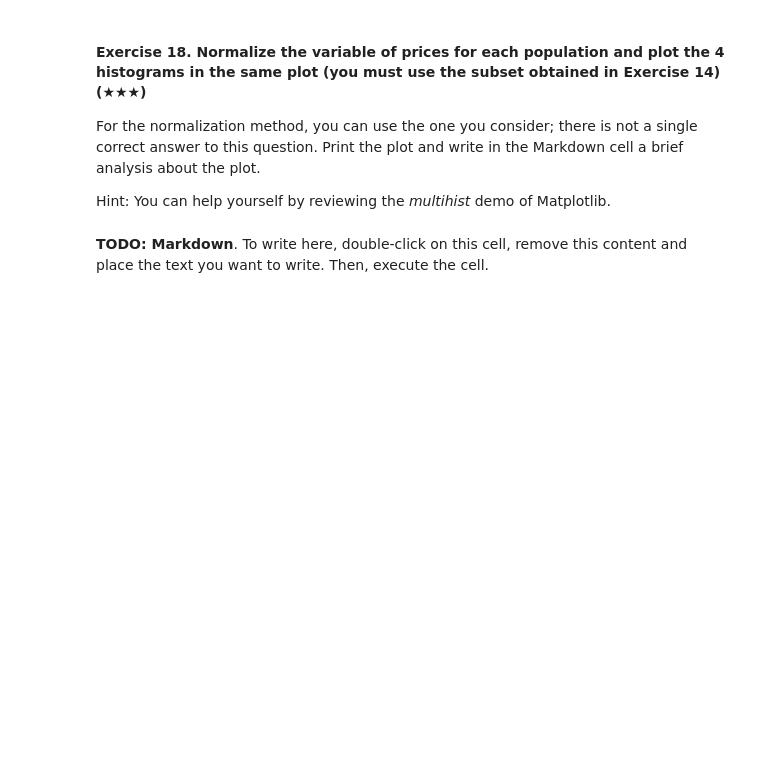
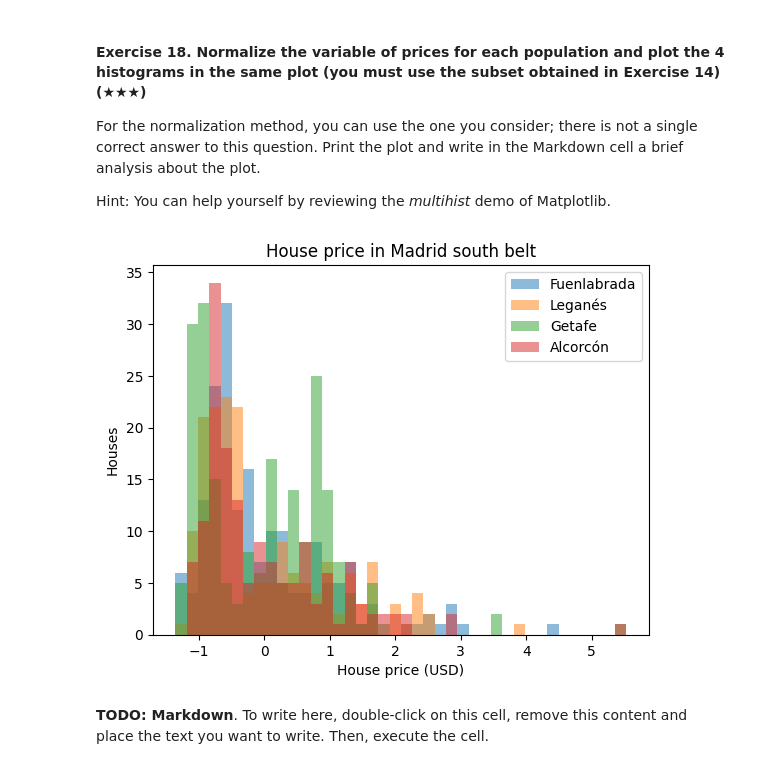
Before and after one commit to 4GeeksAcademy/Madesh-realestate-datacleanup, a Jupyter notebook: project.ipynb, the cells around one changed output. Saved outputs shown, nothing was run; the diff lists cells and outputs as text; code cells hidden in the pictures; blank space fills up the shorter version.

```diff
--- a/project.ipynb
+++ b/project.ipynb
@@ -470,5 +476,30 @@ For the normalization method, you can use the one you consider; there is not a s
 Hint: You can help yourself by reviewing the *multihist* demo of Matplotlib.
 # %%
 # TODO
+import numpy as np
+
+# Normalize the housing prices
+normalized_prices=[]
+
+for population in south_belt_list:
+    prices=subset_df['price'][subset_df['level5'] == population]
+    normalized_prices.append((prices - prices.mean()) / prices.std())
+
+# Calcuate common bins for all populations
+bins=np.histogram(np.hstack(normalized_prices), bins=40)[1]
+
+# Draw the plot
+plt.title('House price in Madrid south belt')
+
+for population, prices in zip(south_belt_list, normalized_prices):
+
+    plt.hist(prices, bins=bins, label=population, alpha=0.5)
+
+plt.xlabel('House price (USD)')
+plt.ylabel('Houses')
+plt.legend(loc='upper right')
+plt.show()
+# %% [output]
+[figure, added]
 # %% [markdown]
 **TODO: Markdown**. To write here, double-click on this cell, remove this content and place the text you want to write. Then, execute the cell.
```
Also changed, not shown: parts of 15 cells of this notebook.
